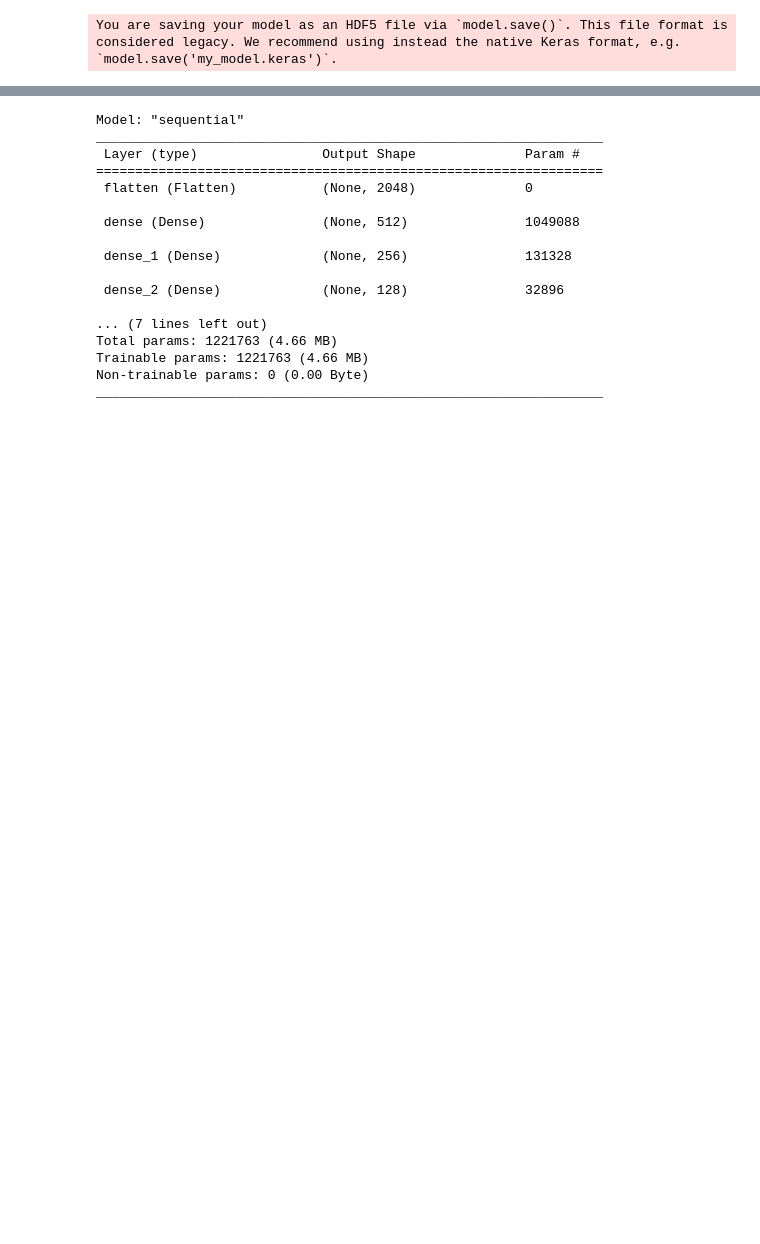
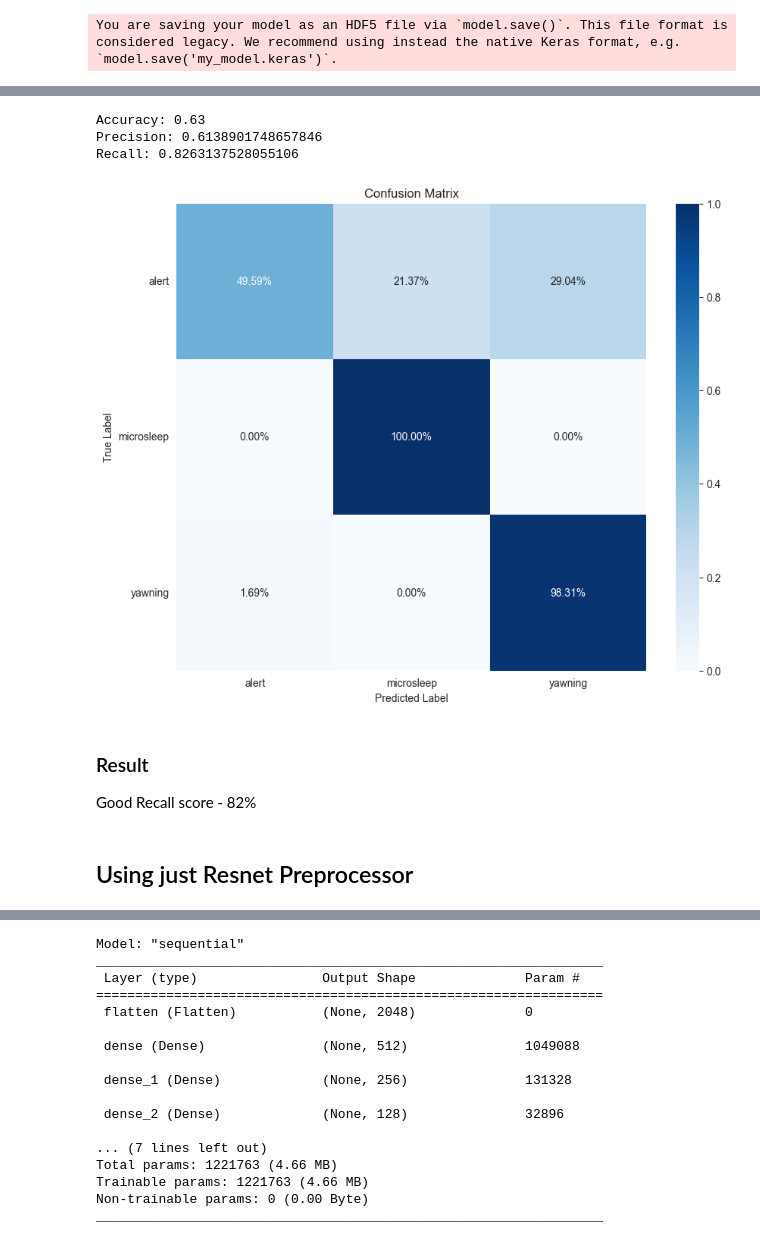
Before and after one commit to Safwan-ullah-khan/drivers-drowsiness-detection, a Jupyter notebook: drowsiness_detection.ipynb, the cells around one changed output, grey strips where cells are left out. Saved outputs shown, nothing was run; the diff lists cells and outputs as text; code cells hidden in the pictures; blank space fills up the shorter version.

```diff
--- a/drowsiness_detection.ipynb
+++ b/drowsiness_detection.ipynb
@@ -583,0 +437,5 @@ error: OpenCV(4.8.0) D:\a\opencv-python\opencv-python\opencv\modules\highgui\src
+# %%
+img_model_res_test = np.array([preprocess_image_resnet50(path) for path in df_test_copy['image_path']])
+# %%
+predictions = model_res_test.predict(img_model_res_test)
+predicted_classes = np.argmax(predictions, axis=1)
@@ -583,0 +444,40 @@ error: OpenCV(4.8.0) D:\a\opencv-python\opencv-python\opencv\modules\highgui\src
+# %%
+accuracy = accuracy_score(labels_test, predicted_classes)
+
+# Calculating precision and recall
+precision = precision_score(labels_test, predicted_classes, average='macro')
+recall = recall_score(labels_test, predicted_classes, average='macro')
+
+# Confusion matrix
+conf_matrix = confusion_matrix(labels_test, predicted_classes)
+
+print(f"Accuracy: {accuracy}")
+print(f"Precision: {precision}")
+print(f"Recall: {recall}")
+# %% [output]
+Accuracy: 0.63
+Precision: 0.6138901748657846
+Recall: 0.8263137528055106
+# %%
+conf_mat_percentage = conf_matrix.astype('float') / conf_matrix.sum(axis=1)[:, np.newaxis]
+# %%
+plt.figure(figsize=(10, 8))
+
+sns.heatmap(conf_mat_percentage, annot=True, fmt=".2%", cmap="Blues")
+
+plt.title('Confusion Matrix')
+plt.ylabel('True Label')
+plt.xlabel('Predicted Label')
+
+class_names = ['alert', 'microsleep', 'yawning']
+plt.xticks(np.arange(len(class_names)) + 0.5, class_names)
+plt.yticks(np.arange(len(class_names)) + 0.5, class_names, rotation=0)
+
+plt.show()
+# %% [output]
+[figure, added]
+# %% [markdown]
+### Result
+Good Recall score - 82%
+# %% [markdown]
+## Using just Resnet Preprocessor
```
Also changed, not shown: parts of 59 cells of this notebook.
